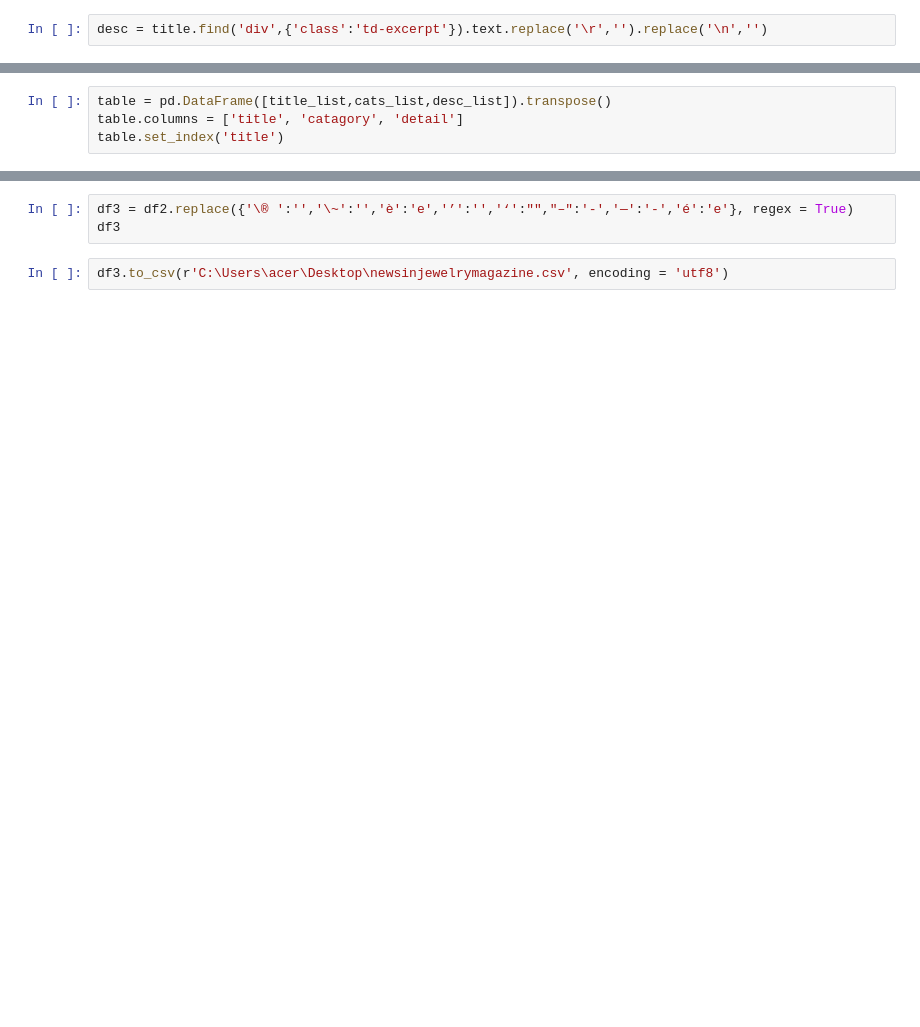
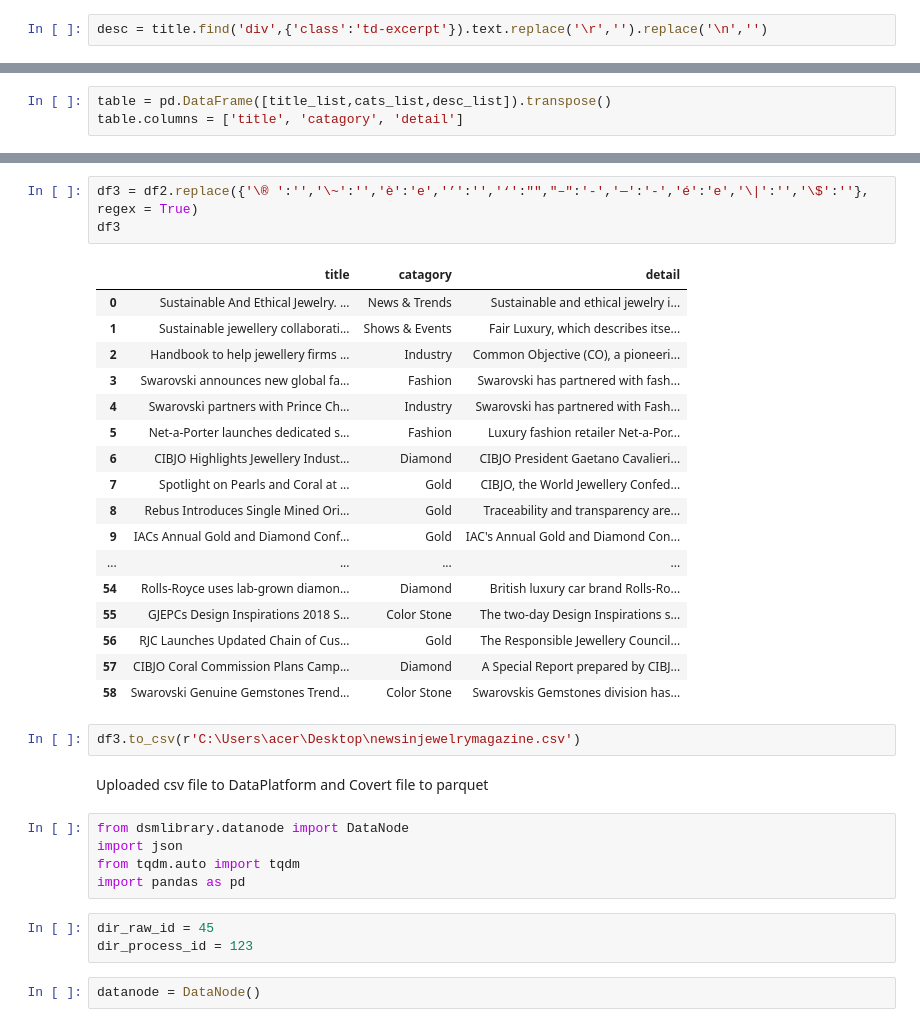
Before and after one commit to aiarissara/DSI310, a Jupyter notebook: dsi310wk3.ipynb, the cells around one changed output, grey strips where cells are left out. Saved outputs shown, nothing was run; the diff lists cells and outputs as text; blank space fills up the shorter version.

```diff
--- a/dsi310wk3.ipynb
+++ b/dsi310wk3.ipynb
@@ -42,7 +72,6 @@ while i_page <= 5:
 # %%
 table = pd.DataFrame([title_list,cats_list,desc_list]).transpose()
 table.columns = ['title', 'catagory', 'detail']
-table.set_index('title')
 # %%
 df = pd.DataFrame(table)
 df
@@ -59,5 +162,35 @@ df2
 # %%
-df3 = df2.replace({'\® ':'','\~':'','è':'e','’':'','‘':"","–":'-','—':'-','é':'e'}, regex = True)
+df3 = df2.replace({'\® ':'','\~':'','è':'e','’':'','‘':"","–":'-','—':'-','é':'e','\|':'','\$':''}, regex = True)
 df3
+# %% [output]
+|  | title | catagory | detail |
+| 0 | Sustainable And Ethical Jewelry. ... | News & Trends | Sustainable and ethical jewelry i... |
+| 1 | Sustainable jewellery collaborati... | Shows & Events | Fair Luxury, which describes itse... |
+| 2 | Handbook to help jewellery firms ... | Industry | Common Objective (CO), a pioneeri... |
+| 3 | Swarovski announces new global fa... | Fashion | Swarovski has partnered with fash... |
+| 4 | Swarovski partners with Prince Ch... | Industry | Swarovski has partnered with Fash... |
+| 5 | Net-a-Porter launches dedicated s... | Fashion | Luxury fashion retailer Net-a-Por... |
+| 6 | CIBJO Highlights Jewellery Indust... | Diamond | CIBJO President Gaetano Cavalieri... |
+| 7 | Spotlight on Pearls and Coral at ... | Gold | CIBJO, the World Jewellery Confed... |
+| 8 | Rebus Introduces Single Mined Ori... | Gold | Traceability and transparency are... |
+| 9 | IACs Annual Gold and Diamond Conf... | Gold | IAC's Annual Gold and Diamond Con... |
+| ... | ... | ... | ... |
+| 54 | Rolls-Royce uses lab-grown diamon... | Diamond | British luxury car brand Rolls-Ro... |
+| 55 | GJEPCs Design Inspirations 2018 S... | Color Stone | The two-day Design Inspirations s... |
+| 56 | RJC Launches Updated Chain of Cus... | Gold | The Responsible Jewellery Council... |
+| 57 | CIBJO Coral Commission Plans Camp... | Diamond | A Special Report prepared by CIBJ... |
+| 58 | Swarovski Genuine Gemstones Trend... | Color Stone | Swarovskis Gemstones division has... |
 # %%
-df3.to_csv(r'C:\Users\acer\Desktop\newsinjewelrymagazine.csv', encoding = 'utf8')
+df3.to_csv(r'C:\Users\acer\Desktop\newsinjewelrymagazine.csv')
+# %% [markdown]
+Uploaded csv file to DataPlatform and Covert file to parquet
+# %%
+from dsmlibrary.datanode import DataNode
+import json
+from tqdm.auto import tqdm
+import pandas as pd
+# %%
+dir_raw_id = 45
+dir_process_id = 123
+# %%
+datanode = DataNode()
```
Also changed, not shown: parts of 13 cells of this notebook.
